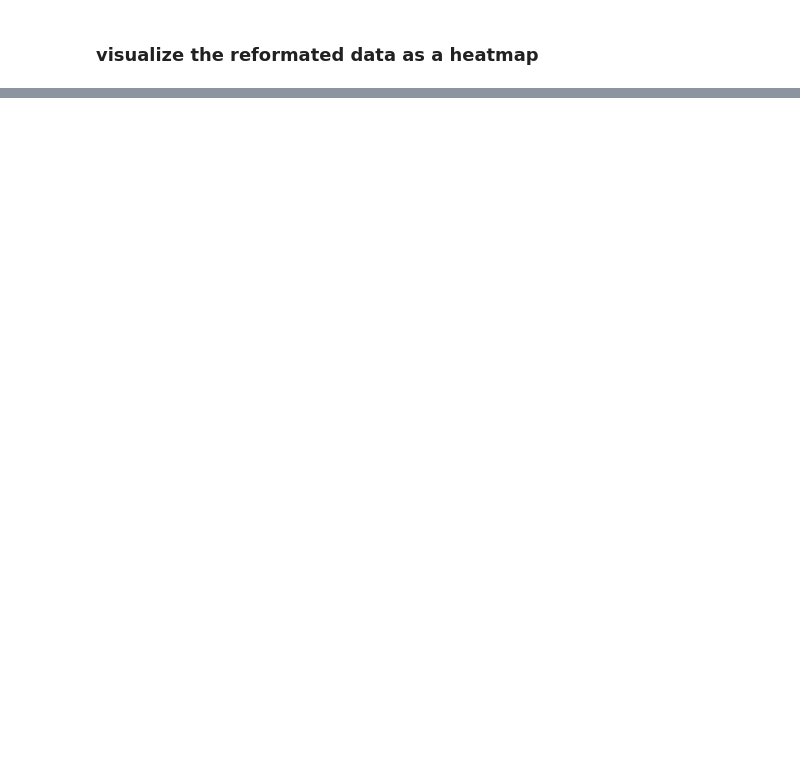
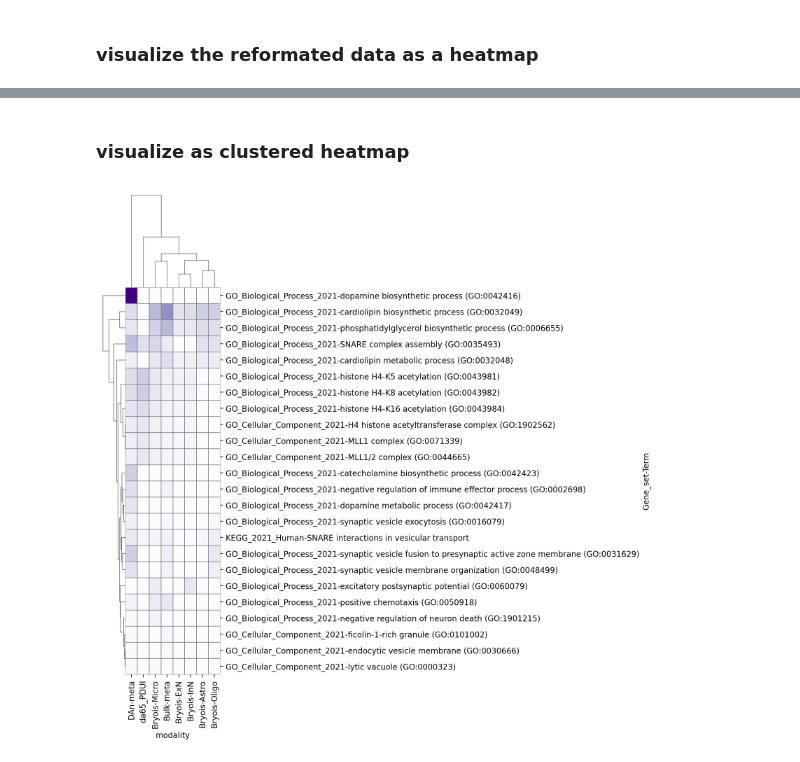
Before and after one commit to FOUNDINPD/foundin_qtl, a Jupyter notebook: figures/gsea_enrichr.ipynb, the cells around one changed output, grey strips where cells are left out. Drawn from its saved outputs; the diff is of its cells as text; code cells hidden in the pictures; blank space fills up the shorter version.

Commit message:
added FDR, clustermap, and save outputs

```diff
--- a/figures/gsea_enrichr.ipynb
+++ b/figures/gsea_enrichr.ipynb
@@ -192,0 +229,18 @@ with rc_context({'figure.figsize': (11, height), 'figure.dpi': 50}):
+# %% [markdown]
+### visualize as clustered heatmap
+# %%
+from seaborn import clustermap
+
+# fill the missing
+wcoloc_df = wcoloc_df.fillna(0)
+
+with rc_context({'figure.figsize': (11, height), 'figure.dpi': 100}):
+    plt.style.use('seaborn-bright')
+    # clustermap(wcoloc_df, cmap='Purples', cbar_pos=(0.75, 0.9, 0.05, 0.18))
+    clustermap(wcoloc_df, cmap='Purples', cbar_pos=None, linecolor='grey', linewidths=0.05)
+    # plt.title('GSEA Enrichr')
+    plt.savefig(figure_file, dpi=dpi_value, bbox_inches='tight',
+                transparent=True, pad_inches=1)
+    plt.show()
+# %% [output]
+[figure, added]
```
Also changed, not shown: parts of 15 cells of this notebook.
